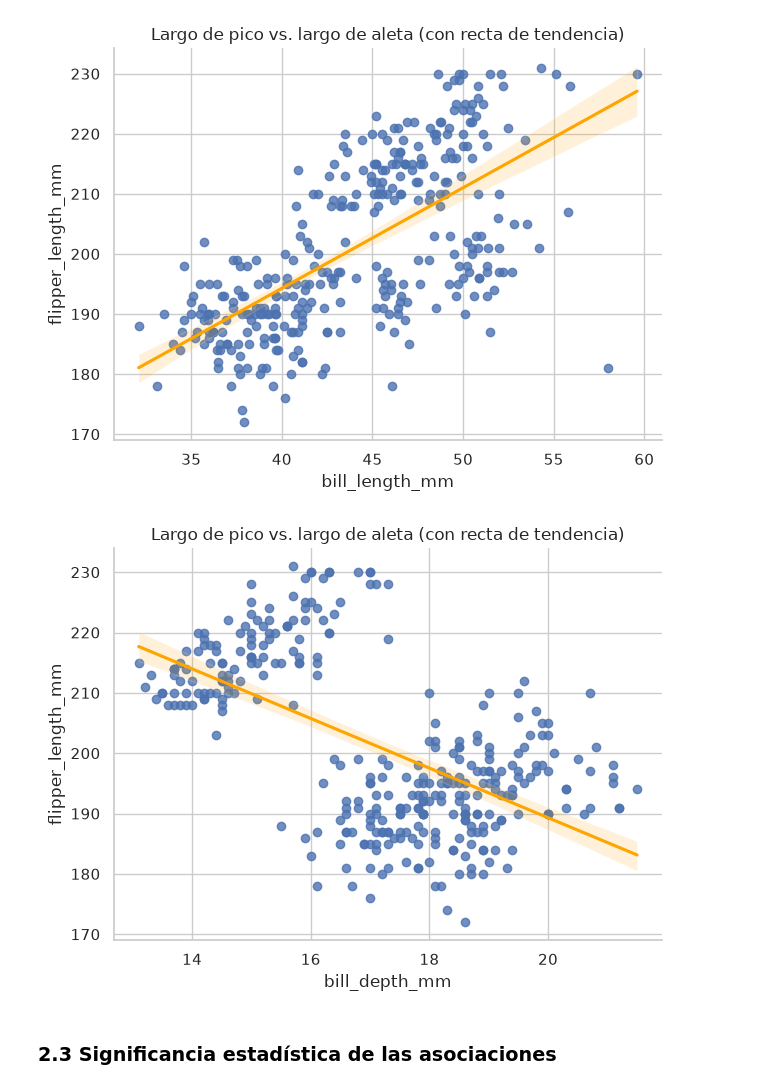
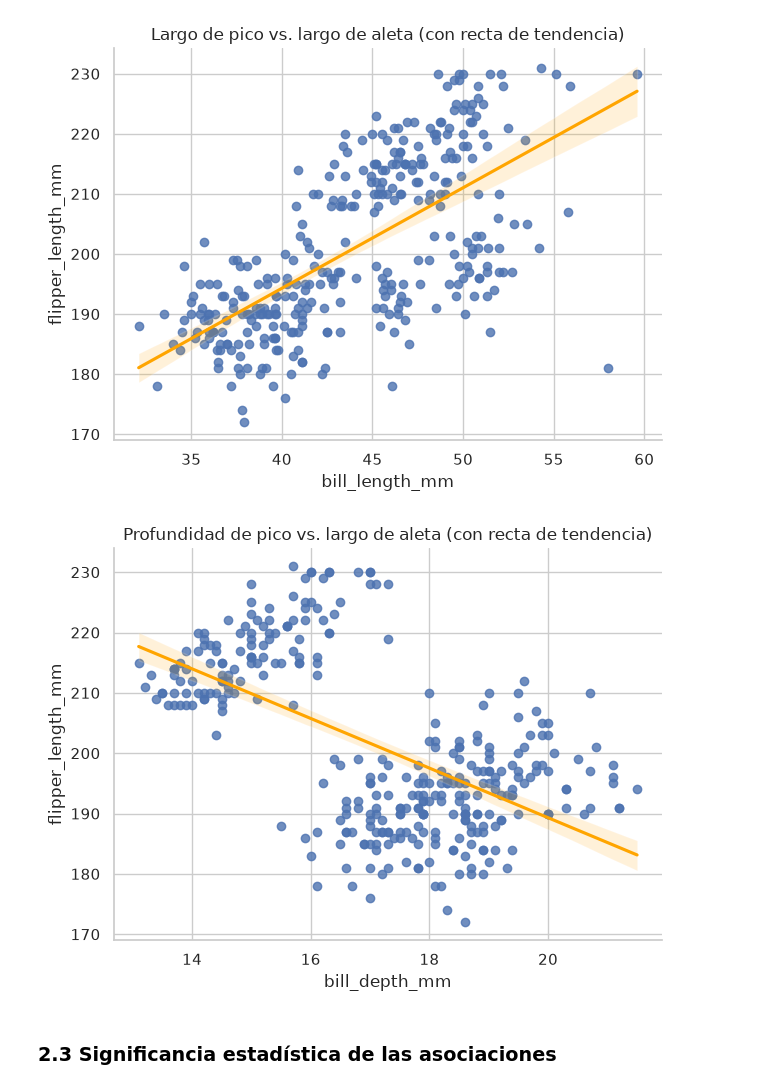
Before and after one commit to maxippacheco/tp1_lab_II_2026, a Jupyter notebook: TP1_Laboratorio_de_datos_2.ipynb, the cells around one changed output. Cells and saved outputs as stored; diff of their text form; code cells hidden in the pictures.

```diff
--- a/TP1_Laboratorio_de_datos_2.ipynb
+++ b/TP1_Laboratorio_de_datos_2.ipynb
@@ -281,12 +281,12 @@ plt.show()
 # %%
 sns.lmplot(data=pinguinos,
            x="bill_depth_mm", y="flipper_length_mm",
            height=5, aspect=1.3, line_kws={"color": "orange"})
-plt.title("Largo de pico vs. largo de aleta (con recta de tendencia)")
+plt.title("Profundidad de pico vs. largo de aleta (con recta de tendencia)")
 plt.tight_layout()
 plt.show()
 # %% [output]
-[figure, old version]
+[figure, new version]
 # %% [markdown]
 ### 2.3 Significancia estadística de las asociaciones
 # %%
```
Also changed, not shown: parts of 44 cells of this notebook, 4 other files.
